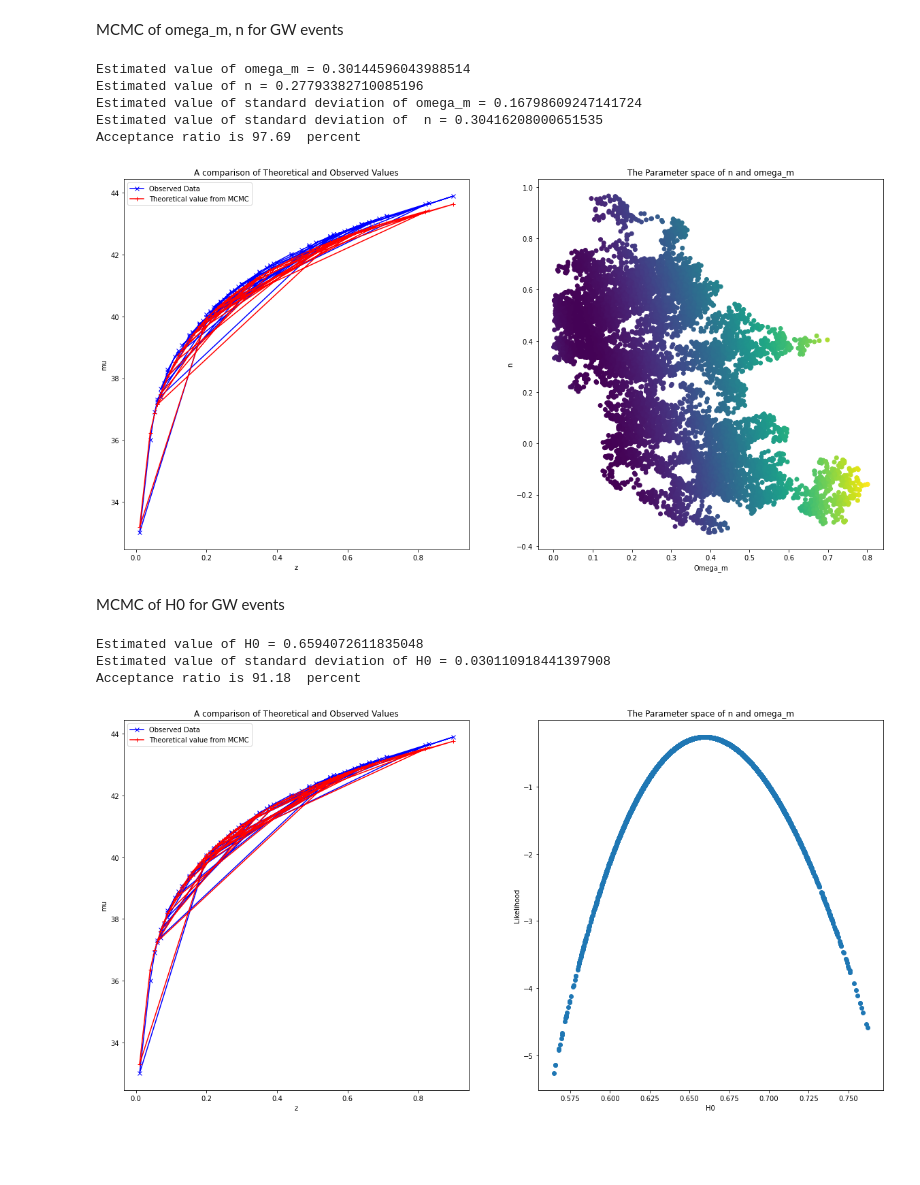
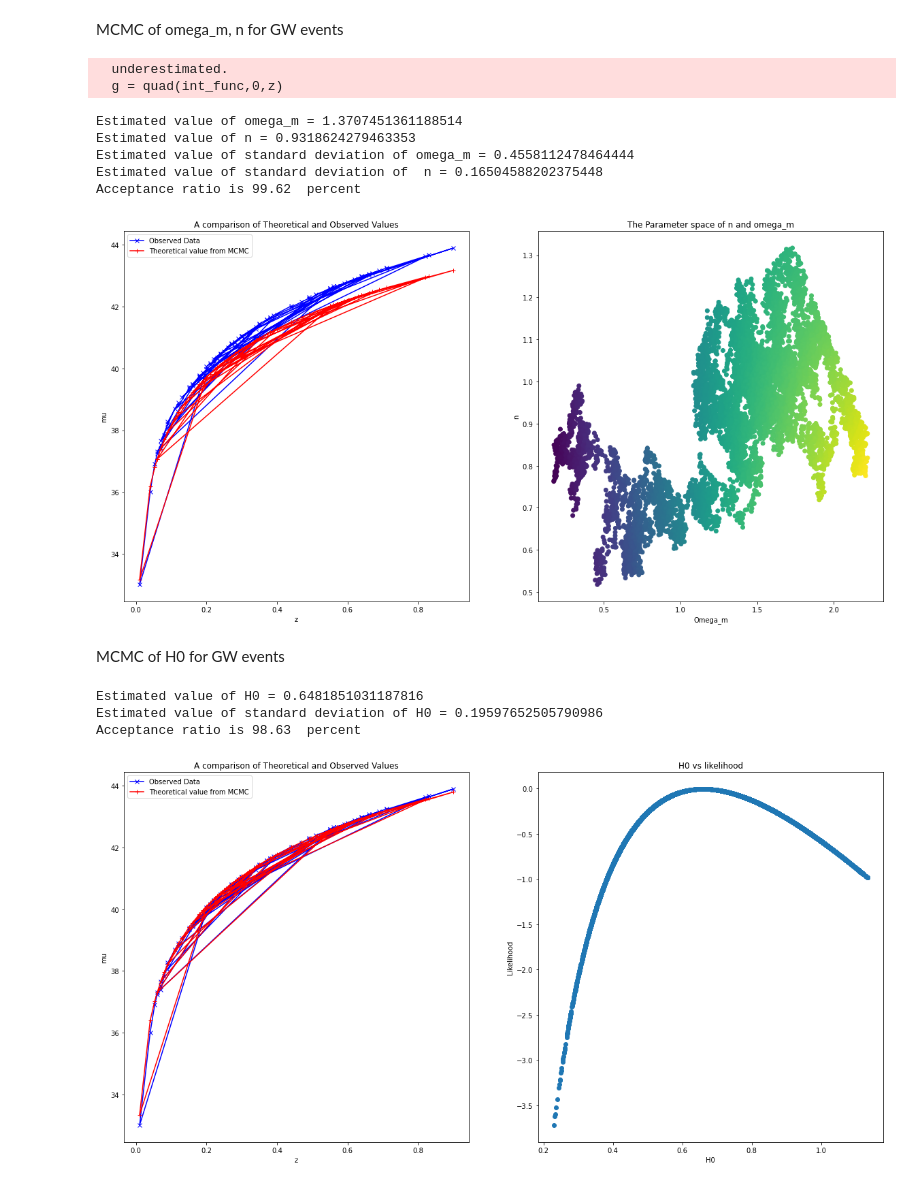
Before and after one commit to AshleyChraya/HubbleConstant-ConstraintsForVCG, a Jupyter notebook: Python Codes/MCMC.ipynb, the cells around one changed output. Cells and saved outputs as stored; diff of their text form; code cells hidden in the pictures; blank space fills up the shorter version.

```diff
--- a/Python Codes/MCMC.ipynb
+++ b/Python Codes/MCMC.ipynb
@@ -152,7 +152,7 @@ for i in range(1,sampl):
 # %%
 #For value calculation, we reject the initial values given by the algorithm so as to only select the values where the algorithm converges(as taught in class)
 #Lets say we reject the initial 25% of the values
-reject= sampl//25
+reject= 100
 
 print ('\n\n\nEstimated value of omega_m = '+ str(np.mean(mcmc_arr[reject:sampl,0])))
 print ('Estimated value of n = '+ str(np.mean(mcmc_arr[reject:sampl,1])))
@@ -493,37 +495,0 @@ print(an1)
-# %%
-# name the things we want
-fname = "GWTC-2.nal.hdf5"
-event = "GW190412"
-label = "annealing_mc_source_eta_chieff"
-eta_max = 0.25
-n_likelihood_sample = int(1e5)
-
-
-
-
-
-# open file
-with h5py.File(fname, 'r') as F:
-
-    # print events
-    print("Events in %s: "%fname)
-    for item in F:
-        print(item)
-
-    # We select an event
-    ev = F[event]
-
-    # print models
-    print("models available for %s in %s"%(event,fname))
-    for item in ev:
-        print(item)
-
-    # select a model
-    mo = ev[label]
-
-    # print the mean and covariance of Gaussian
-    print("Event: %s"%event)
-    mu = mo["mean"][...]
-    print("Mu: ", mu)
-    cov = mo["cov"][...]
-    print("Cov: ", cov)
@@ -616,7 +592,7 @@ sampl= 10000
 #number of pars
 par = 2
 
-
+sigma=(dmtoperr+dmbottomerr)/2
 #assume the parameters have a gaussian distribution
 sigma_omega= 0.01
 sigma_n= 0.01
@@ -656,7 +632,7 @@ def lnl(omega_m, n):
     else:
         for i in range(len(z)):
             dmu[i]= mu[i]- mu_theory(z[i],omega_m,n)
-        loglikely= -0.5*np.dot(dmu,dmu)
+        loglikely= -0.5*np.dot(dmu,dmu)/np.dot(sigma,sigma)
     return loglikely
 
 
@@ -711,48 +687,51 @@ for i in range(1,sampl):
             mcmc_arr[i,1]= mcmc_arr[i-1,1]
             mcmc_arr[i,2]= lnl_prev
             #print("This draw is rejected")
+# %% [output]
+  underestimated.
+  g = quad(int_func,0,z)
 # %%
 #For value calculation, we reject the initial values given by the algorithm so as to only select the values where the algorithm converges(as taught in class)
 #Lets say we reject the initial 25% of the values
-reject= sampl//25
+reject= 100
 
 print ('\n\n\nEstimated value of omega_m = '+ str(np.mean(mcmc_arr[reject:sampl,0])))
 print ('Estimated value of n = '+ str(np.mean(mcmc_arr[reject:sampl,1])))
 print ('Estimated value of standard deviation of omega_m = '+ str(np.std(mcmc_arr[reject:sampl,0])))
 print ('Estimated value of standard deviation of  n = '+ str(np.std(mcmc_arr[reject:sampl,1])))
 print ('Acceptance ratio is '+ str((accpt_nmbr*100)/sampl)+"  percent")
 
 fig = plt.figure()
 fig.set_size_inches(20,10)
 #Plot the samples
 ax1 = fig.add_subplot(121)
 plt.xlabel("z")
 plt.ylabel('mu')
 plt.title("A comparison of Theoretical and Observed Values")
 ax1.plot(z, mu, c='blue', marker='x',label="Observed Data")
 ax2 = fig.add_subplot(122)
 ax2.scatter(mcmc_arr[reject:,0], mcmc_arr[reject:,1],c = -mcmc_arr[reject:,2])
 #plt.xlim(0.1,0.5)
 #plt.ylim(0.6,0.8)
 plt.xlabel("Omega_m")
 plt.ylabel('n')
 
 
 #To plot the z vs mu function for out theoretical values
 y_theoretical=np.empty(len(z))
 for i in range(len(z)):
     y_theoretical[i]= mu_theory(z[i], np.mean(mcmc_arr[reject:,0]), np.mean(mcmc_arr[reject:,1]))
 ax1.plot(z, y_theoretical, c='red', marker='+',label="Theoretical value from MCMC")
 ax1.legend()
 plt.title("The Parameter space of n and omega_m")
 plt.show()
 # %% [output]
-Estimated value of omega_m = 0.30144596043988514
-Estimated value of n = 0.27793382710085196
-Estimated value of standard deviation of omega_m = 0.16798609247141724
-Estimated value of standard deviation of  n = 0.30416208000651535
-Acceptance ratio is 97.69  percent
+Estimated value of omega_m = 1.3707451361188514
+Estimated value of n = 0.9318624279463353
+Estimated value of standard deviation of omega_m = 0.4558112478464444
+Estimated value of standard deviation of  n = 0.16504588202375448
+Acceptance ratio is 99.62  percent
-[figure, old version]
+[figure, new version]
 # %% [markdown]
 MCMC of H0 for GW events
 # %%
@@ -855,7 +834,7 @@ for i in range(1,sampl):
 # %%
 #For value calculation, we reject the initial values given by the algorithm so as to only select the values where the algorithm converges(as taught in class)
 #Lets say we reject the initial 25% of the values
-reject= sampl//25
+reject= 100
 
 print ('\n\n\nEstimated value of H0 = '+ str(np.mean(mcmc_arr[reject:sampl,0])))
 print ('Estimated value of standard deviation of H0 = '+ str(np.std(mcmc_arr[reject:sampl,0])))
@@ -886,10 +865,10 @@ ax1.legend()
 plt.title("H0 vs likelihood")
 plt.show()
 # %% [output]
-Estimated value of H0 = 0.6594072611835048
-Estimated value of standard deviation of H0 = 0.030110918441397908
-Acceptance ratio is 91.18  percent
+Estimated value of H0 = 0.6481851031187816
+Estimated value of standard deviation of H0 = 0.19597652505790986
+Acceptance ratio is 98.63  percent
-[figure, old version]
+[figure, new version]
 # %%
 #standard model
 #number of samples
```
Also changed, not shown: parts of 15 cells of this notebook, 6 other files.
